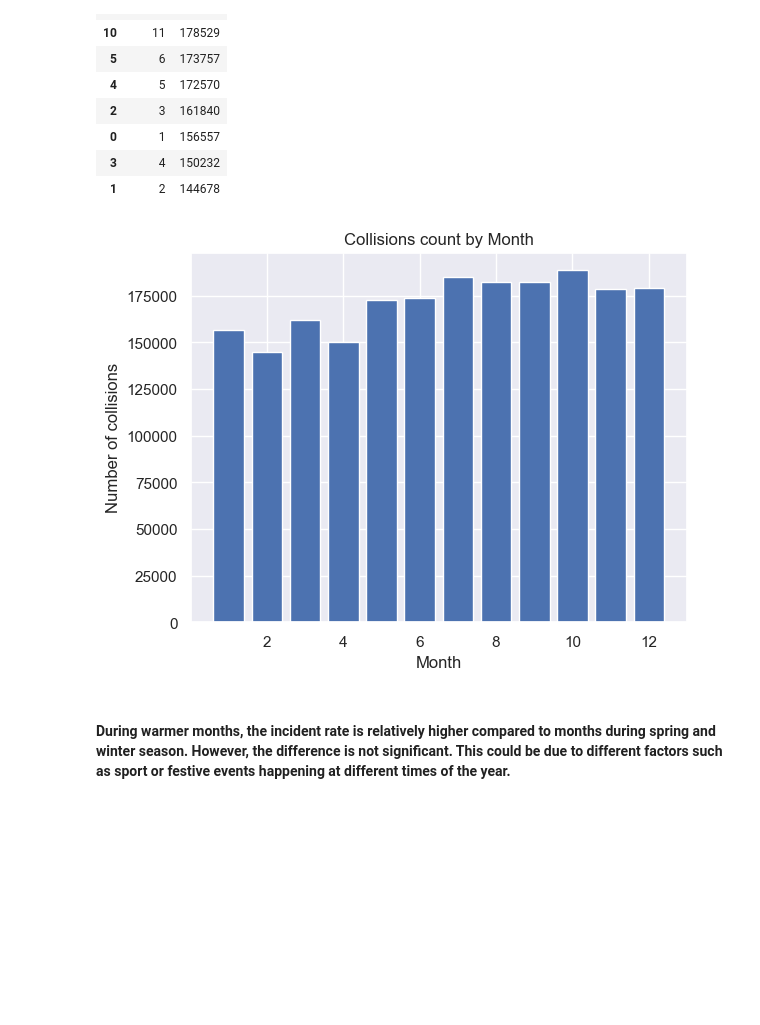
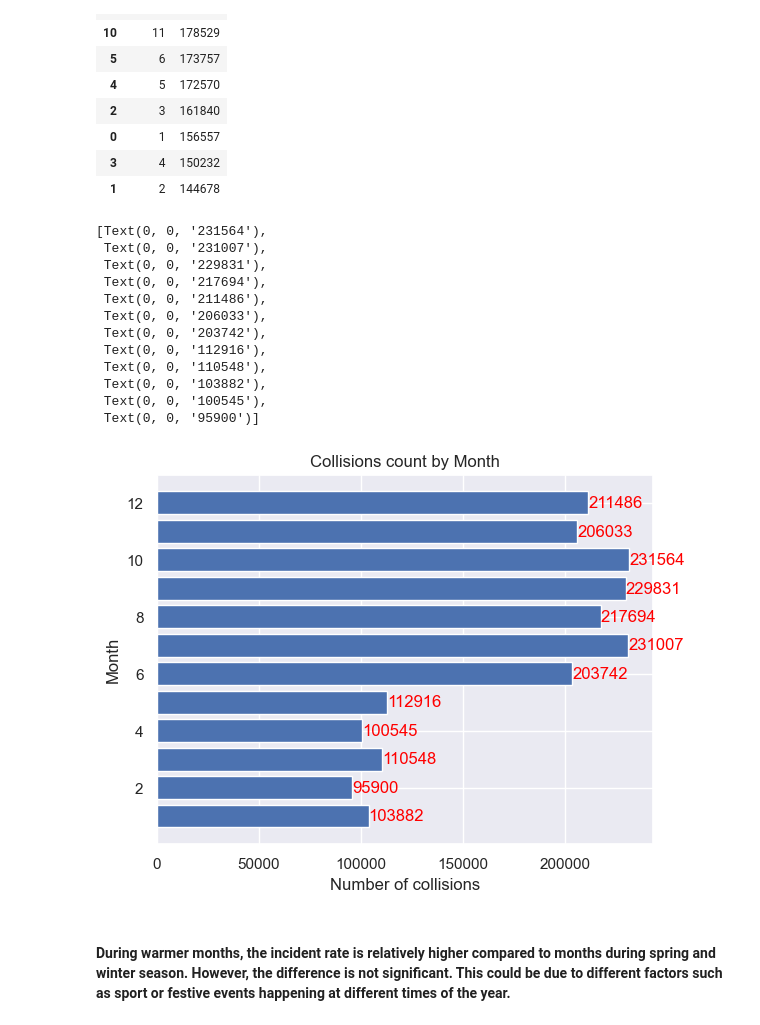
Before and after one commit to Pythorium-Quartet/Motor-Vehicle-Collison-Analysis, a Jupyter notebook: MotorVechicleCollisions_NYC.ipynb, the cells around one changed output. Saved outputs shown, nothing was run; the diff lists cells and outputs as text; code cells hidden in the pictures; blank space fills up the shorter version.

```diff
--- a/MotorVechicleCollisions_NYC.ipynb
+++ b/MotorVechicleCollisions_NYC.ipynb
@@ -7,13 +7,9 @@ import pandas as pd
 import numpy as np
 from datetime import datetime as dt
 from datetime import datetime as date
-import matplotlib as plt
 import matplotlib.pyplot as plt
 from scipy.stats import chi2_contingency, f_oneway
 import scipy.stats as stats
-from scipy.stats import linregress
-import seaborn as sns
-sns.set()
 # %% [markdown]
 ### Data loading into a Data Frame
 # %%
@@ -235,14 +227,35 @@ month_df
 | 3 | 4 | 150232 |
 | 1 | 2 | 144678 |
 # %%
-plt.bar(month_df['month'],month_df['Count'])
-plt.xlabel('Month')
-plt.ylabel('Number of collisions')
-plt.title('Collisions count by Month')
+# plt.bar(month_df['month'],month_df['Count'])
+# plt.xlabel('Month')
+# plt.ylabel('Number of collisions')
+# plt.title('Collisions count by Month')
 
-plt.show()
+# plt.show()
+
+
+
+fig, ax = plt.subplots()
+ax.set_xlabel('Number of collisions')
+ax.set_ylabel('Month')
+ax.set_title('Collisions count by Month')
+bars = ax.barh(month_df['month'],year_df['Count'])
+ax.bar_label(bars, color = 'red')
 # %% [output]
+[Text(0, 0, '231564'),
+ Text(0, 0, '231007'),
+ Text(0, 0, '229831'),
+ Text(0, 0, '217694'),
+ Text(0, 0, '211486'),
+ Text(0, 0, '206033'),
+ Text(0, 0, '203742'),
+ Text(0, 0, '112916'),
+ Text(0, 0, '110548'),
+ Text(0, 0, '103882'),
+ Text(0, 0, '100545'),
+ Text(0, 0, '95900')]
-[figure, old version]
+[figure, new version]
 # %% [markdown]
 #### During warmer months, the incident rate is relatively higher compared to months during spring and winter season. However, the difference is not significant. This could be due to different factors such as sport or festive events happening at different times of the year.
 # %% [markdown]
```
Also changed, not shown: parts of 18 cells of this notebook, 1 other file.
